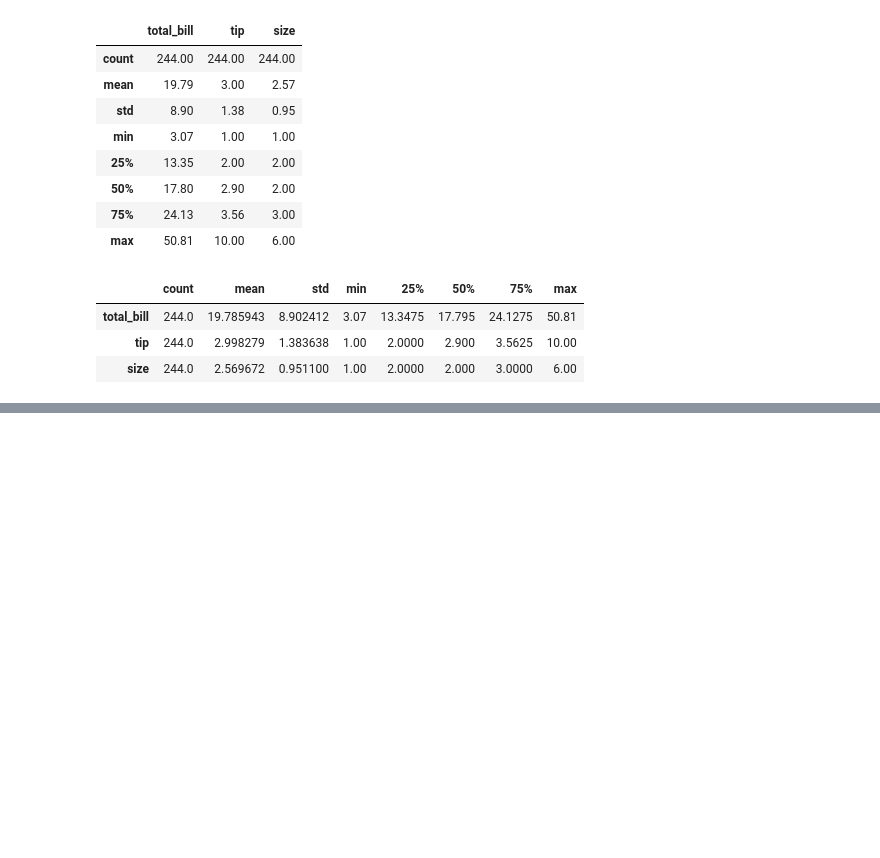
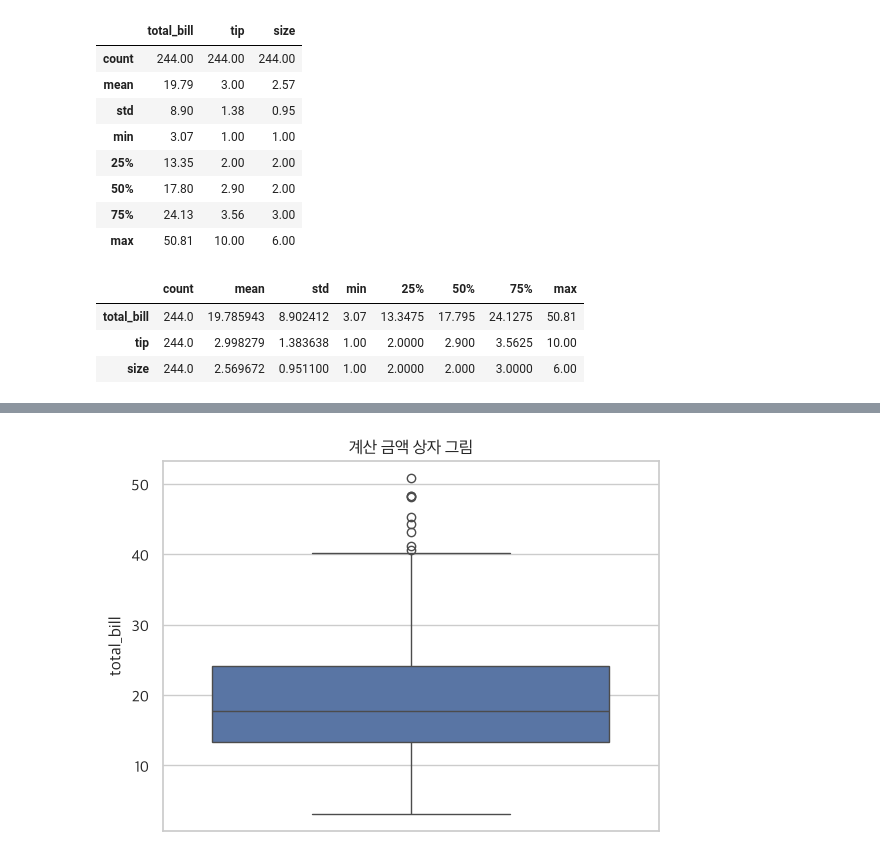
Before and after one commit to YoonTae98/machine_learning, a Jupyter notebook: 01.ipynb, the cells around one changed output, grey strips where cells are left out. Saved outputs shown, nothing was run; the diff lists cells and outputs as text; code cells hidden in the pictures; blank space fills up the shorter version.

```diff
--- a/01.ipynb
+++ b/01.ipynb
@@ -523,0 +561,6 @@ summary
+# %%
+sns.boxplot(data = tips, y = "total_bill")
+plt.title("계산 금액 상자 그림")
+plt.show()
+# %% [output]
+[figure, added]
```
Also changed, not shown: parts of 19 cells of this notebook.
